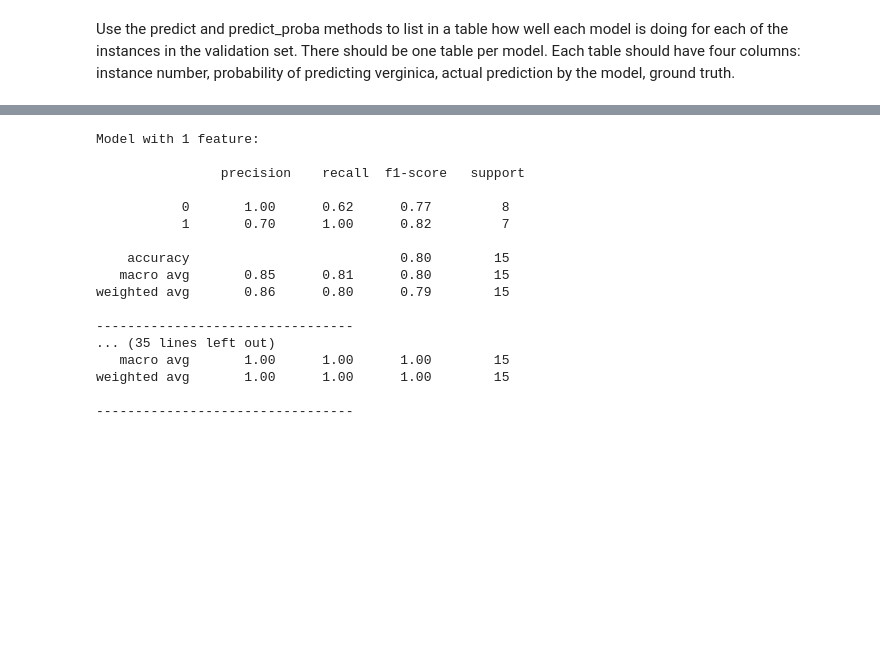
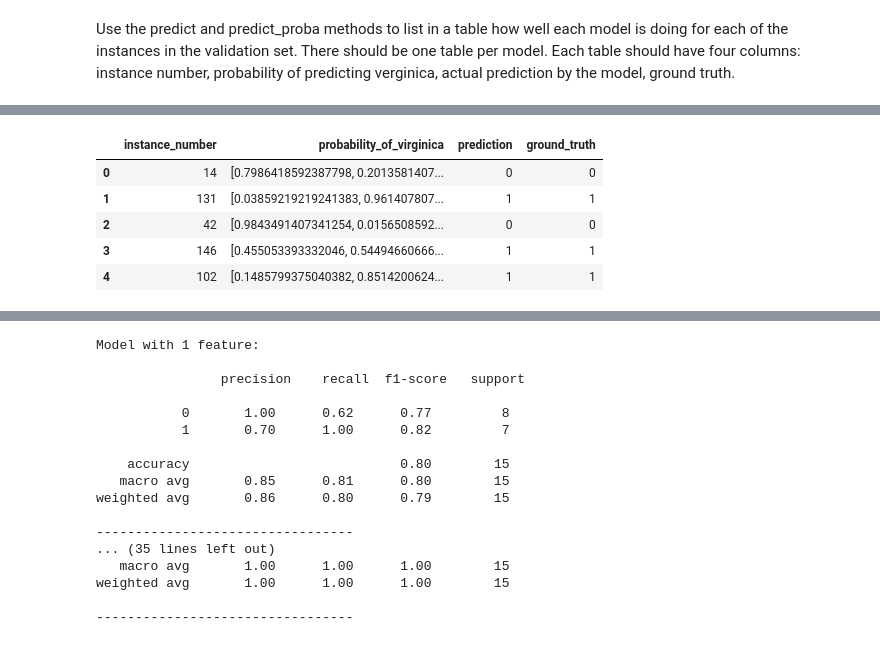
Before and after one commit to guggg/CSCN8010-labs, a Jupyter notebook: iris_lab6.ipynb, the cells around one changed output, grey strips where cells are left out. Drawn from its saved outputs; the diff is of its cells as text; code cells hidden in the pictures; blank space fills up the shorter version.

```diff
--- a/iris_lab6.ipynb
+++ b/iris_lab6.ipynb
@@ -274,0 +274,9 @@ print(df_predict_process_4.head(5))
+# %%
+df_predict_process_2.head(5)
+# %% [output]
+|  | instance_number | probability_of_virginica | prediction | ground_truth |
+| 0 | 14 | [0.7986418592387798, 0.2013581407... | 0 | 0 |
+| 1 | 131 | [0.03859219219241383, 0.961407807... | 1 | 1 |
+| 2 | 42 | [0.9843491407341254, 0.0156508592... | 0 | 0 |
+| 3 | 146 | [0.455053393332046, 0.54494660666... | 1 | 1 |
+| 4 | 102 | [0.1485799375040382, 0.8514200624... | 1 | 1 |
```
Also changed, not shown: parts of 7 cells of this notebook, 4 other files.
